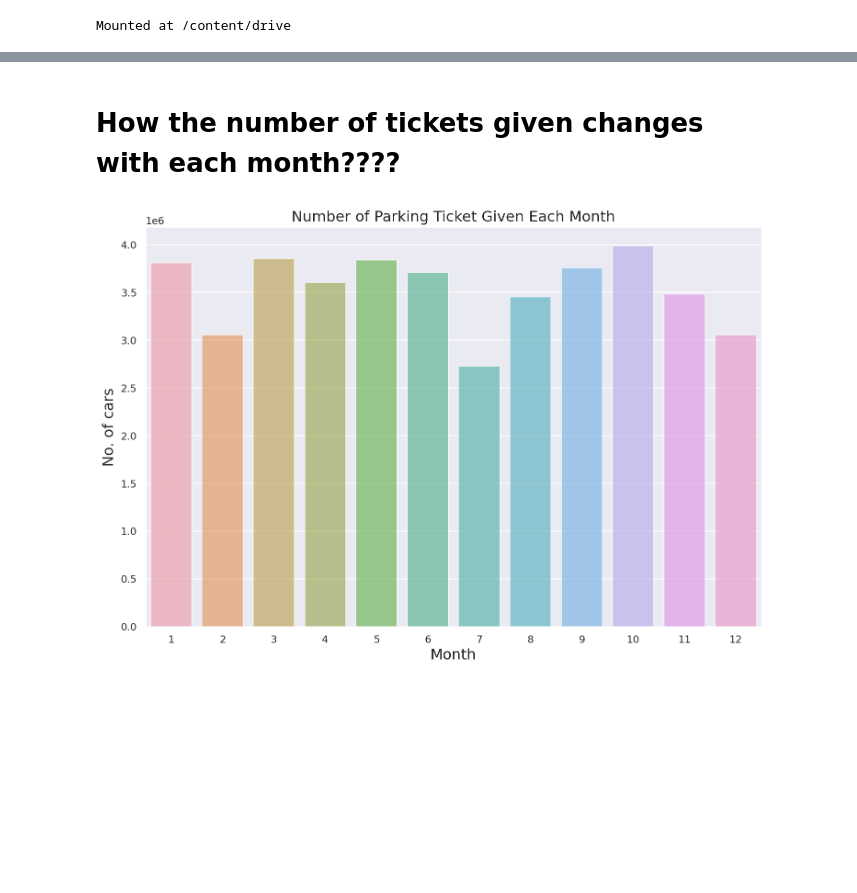
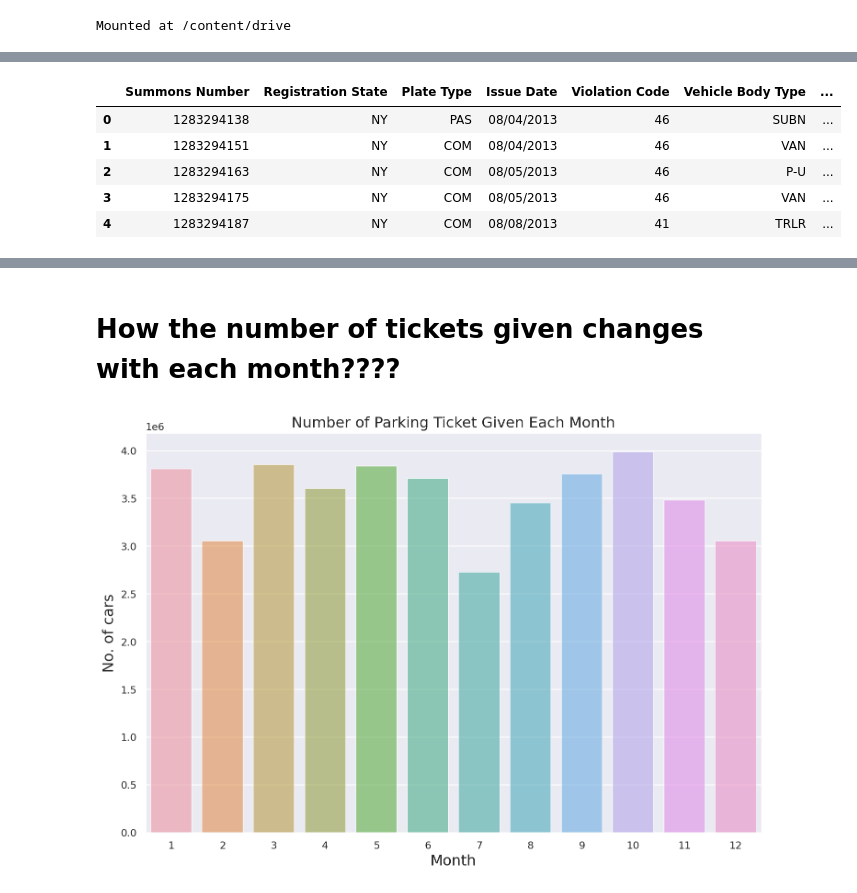
Before and after one commit to snehal201/Internal-exam-NYC-parking-ticket-Amazone-fine-food-review-, a Jupyter notebook: NYC_parking_ticket_.ipynb, the cells around one changed output, grey strips where cells are left out. Saved outputs shown, nothing was run; the diff lists cells and outputs as text; code cells hidden in the pictures; blank space fills up the shorter version.

```diff
--- a/NYC_parking_ticket_.ipynb
+++ b/NYC_parking_ticket_.ipynb
@@ -71,0 +120,9 @@ with ProgressBar():
+# %%
+data.head()
+# %% [output]
+|  | Summons Number | Registration State | Plate Type | Issue Date | Violation Code | Vehicle Body Type | ... |
+| 0 | 1283294138 | NY | PAS | 08/04/2013 | 46 | SUBN | ... |
+| 1 | 1283294151 | NY | COM | 08/04/2013 | 46 | VAN | ... |
+| 2 | 1283294163 | NY | COM | 08/05/2013 | 46 | P-U | ... |
+| 3 | 1283294175 | NY | COM | 08/05/2013 | 46 | VAN | ... |
+| 4 | 1283294187 | NY | COM | 08/08/2013 | 41 | TRLR | ... |
```
Also changed, not shown: parts of 17 cells of this notebook.
